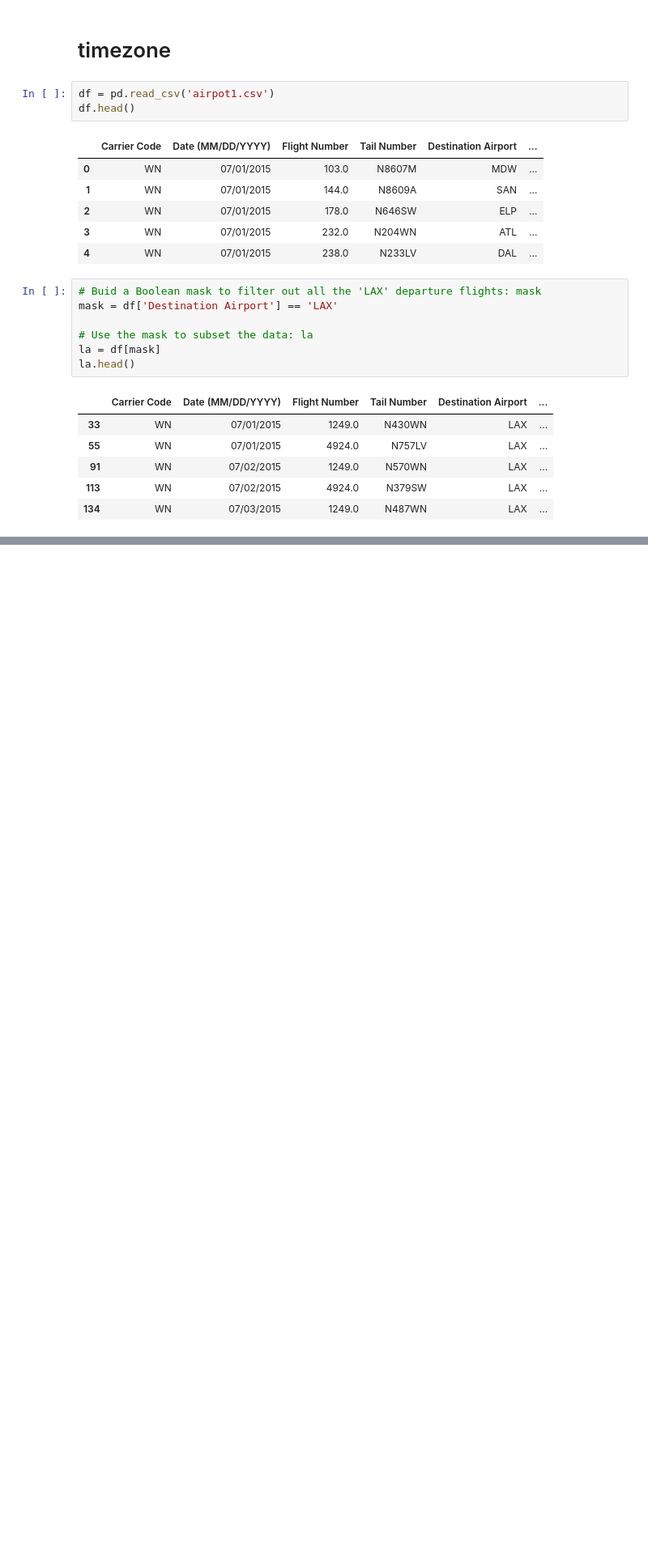
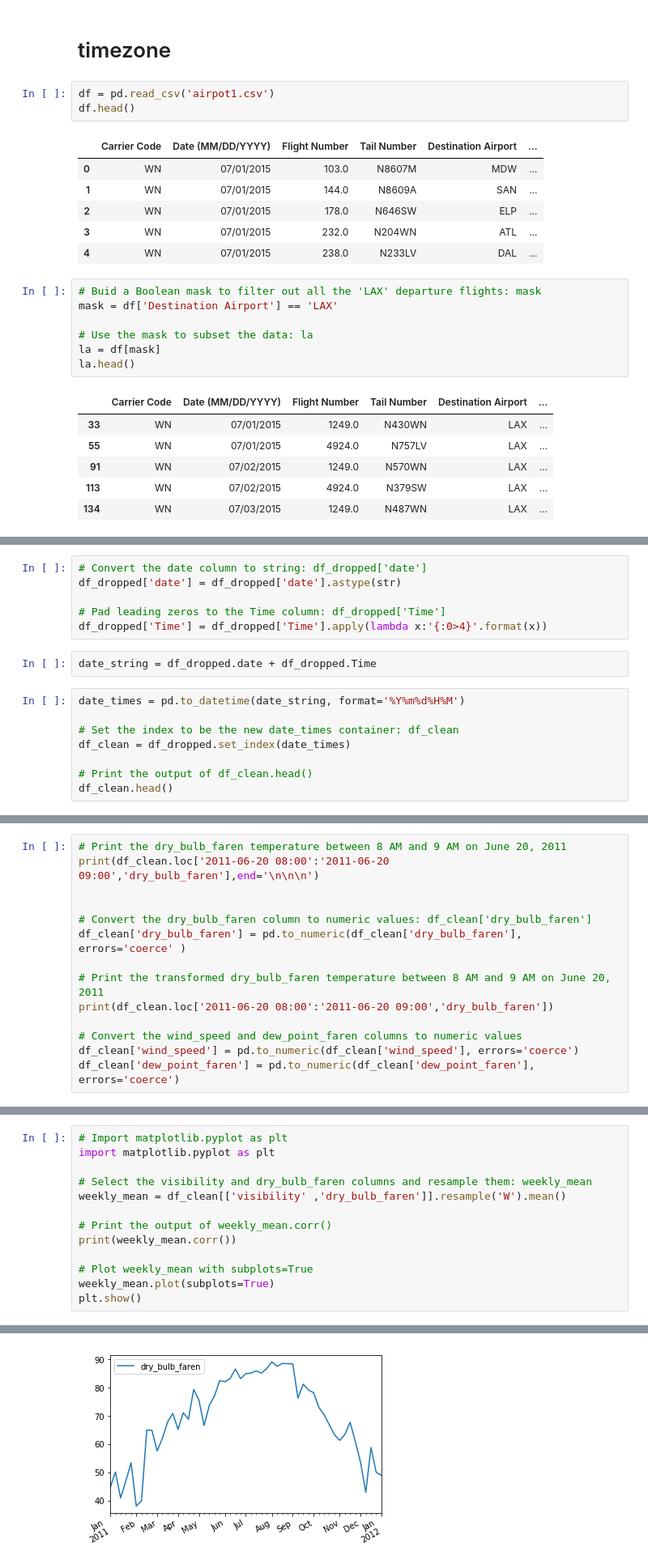
Before and after one commit to Suvamp/Datacamp-Notebooks, a Jupyter notebook: 8.pandas-foundations.ipynb, the cells around one changed output, grey strips where cells are left out. Shown at 81% size. Cells and saved outputs as stored; diff of their text form; blank space fills up the shorter version.

```diff
--- a/8.pandas-foundations.ipynb
+++ b/8.pandas-foundations.ipynb
@@ -814,0 +886,16 @@ dtype: datetime64[ns, US/Central]
+# %%
+# Convert the date column to string: df_dropped['date']
+df_dropped['date'] = df_dropped['date'].astype(str)
+
+# Pad leading zeros to the Time column: df_dropped['Time']
+df_dropped['Time'] = df_dropped['Time'].apply(lambda x:'{:0>4}'.format(x))
+# %%
+date_string = df_dropped.date + df_dropped.Time
+# %%
+date_times = pd.to_datetime(date_string, format='%Y%m%d%H%M')
+
+# Set the index to be the new date_times container: df_clean
+df_clean = df_dropped.set_index(date_times)
+
+# Print the output of df_clean.head()
+df_clean.head()
@@ -814,0 +909,14 @@ dtype: datetime64[ns, US/Central]
+# %%
+# Print the dry_bulb_faren temperature between 8 AM and 9 AM on June 20, 2011
+print(df_clean.loc['2011-06-20 08:00':'2011-06-20 09:00','dry_bulb_faren'],end='\n\n\n')
+
+
+# Convert the dry_bulb_faren column to numeric values: df_clean['dry_bulb_faren']
+df_clean['dry_bulb_faren'] = pd.to_numeric(df_clean['dry_bulb_faren'], errors='coerce' )
+
+# Print the transformed dry_bulb_faren temperature between 8 AM and 9 AM on June 20, 2011
+print(df_clean.loc['2011-06-20 08:00':'2011-06-20 09:00','dry_bulb_faren'])
+
+# Convert the wind_speed and dew_point_faren columns to numeric values
+df_clean['wind_speed'] = pd.to_numeric(df_clean['wind_speed'], errors='coerce')
+df_clean['dew_point_faren'] = pd.to_numeric(df_clean['dew_point_faren'], errors='coerce')
@@ -814,0 +1012,14 @@ dtype: datetime64[ns, US/Central]
+# %%
+# Import matplotlib.pyplot as plt
+import matplotlib.pyplot as plt
+
+# Select the visibility and dry_bulb_faren columns and resample them: weekly_mean
+weekly_mean = df_clean[['visibility' ,'dry_bulb_faren']].resample('W').mean()
+
+# Print the output of weekly_mean.corr()
+print(weekly_mean.corr())
+
+# Plot weekly_mean with subplots=True
+weekly_mean.plot(subplots=True)
+plt.show()
+# %% [output]
@@ -814,0 +1028 @@ dtype: datetime64[ns, US/Central]
+[figure, added]
```
Also changed, not shown: parts of 22 cells of this notebook, 18 other files.
